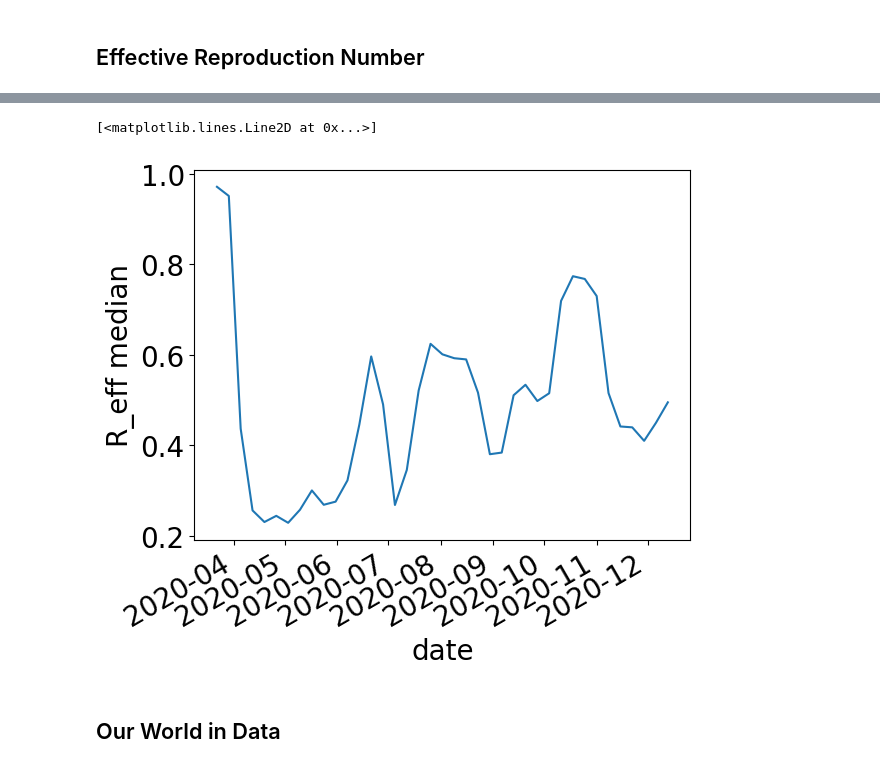
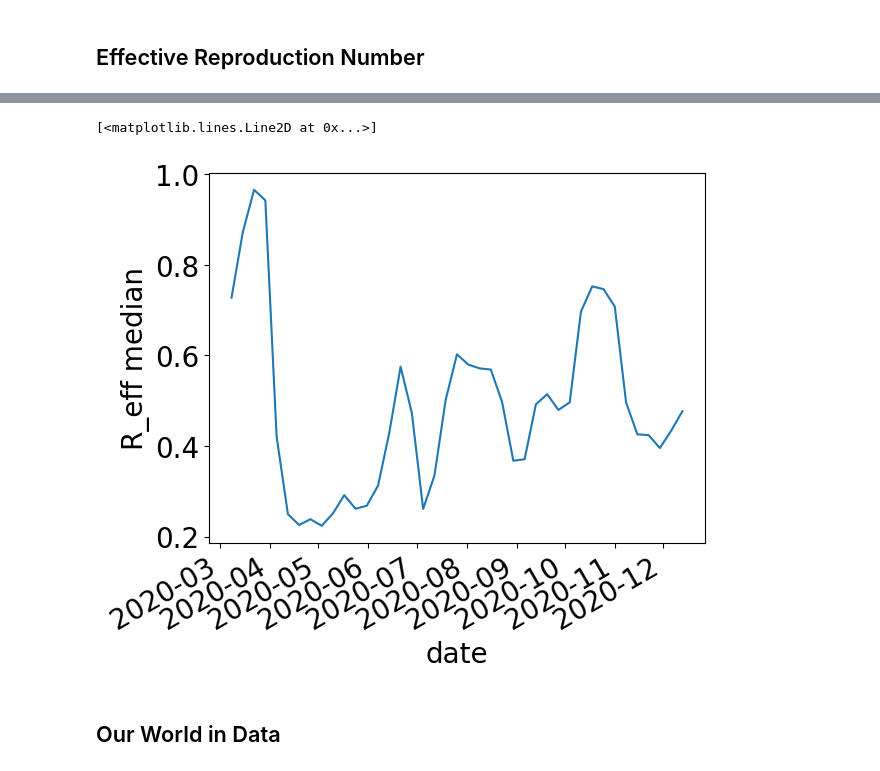
Before and after one commit to Priesemann-Group/mobility_inference, a Jupyter notebook: input_data_analysis.ipynb, the cells around one changed output, grey strips where cells are left out. Drawn from its saved outputs; the diff is of its cells as text; code cells hidden in the pictures.

```diff
--- a/input_data_analysis.ipynb
+++ b/input_data_analysis.ipynb
@@ -114,10 +114,12 @@ Text(36, 2, 'considered period')
 # %%
 # get dates
 mobility_dates = mobility_df.index.values
-mobility_dates_2020 = mobility_dates[mobility_dates < np.datetime64('2020-12-20')]
-mobility_dates_2020 = mobility_dates_2020[mobility_dates_2020 > np.datetime64('2020-03-15')]
-mobility_dates_2022 = mobility_dates[mobility_dates < np.datetime64('2022-12-20')]
-mobility_dates_2022_shortened = mobility_dates_2022[-len(mobility_dates_2020):]
+dates_2020 = mobility_dates[mobility_dates < np.datetime64("2020-12-20")]
+mobility_dates_2020 = dates_2020[
+    dates_2020 > np.datetime64("2020-03-29")
+]
+mobility_dates_2022 = mobility_dates[mobility_dates < np.datetime64("2022-12-20")]
+mobility_dates_2022_shortened = mobility_dates_2022[-len(mobility_dates_2020) :]
 
 # get mobility data
 mobility_df_2020 = mobility_df.filter(items=mobility_dates_2020, axis=0)
@@ -133,14 +155,14 @@ R_df = pd.read_csv(path_R, index_col=1, parse_dates=True)
 # %%
 # weekly average placed on Sunday
-df = utils.weekly_formatting(R_df, mobility_dates_2020)
+df = utils.weekly_formatting(R_df, dates_2020)
 df = utils.transform_data(df["R_eff median"])
 R_data = df.to_xarray()
 
 # plot R data
 R_data.plot()
 # %% [output]
 [<matplotlib.lines.Line2D at 0x...>]
-[figure, old version]
+[figure, new version]
 # %% [markdown]
 ## Our World in Data
 # %%
```
Also changed, not shown: parts of 6 cells of this notebook, 3 other files.
